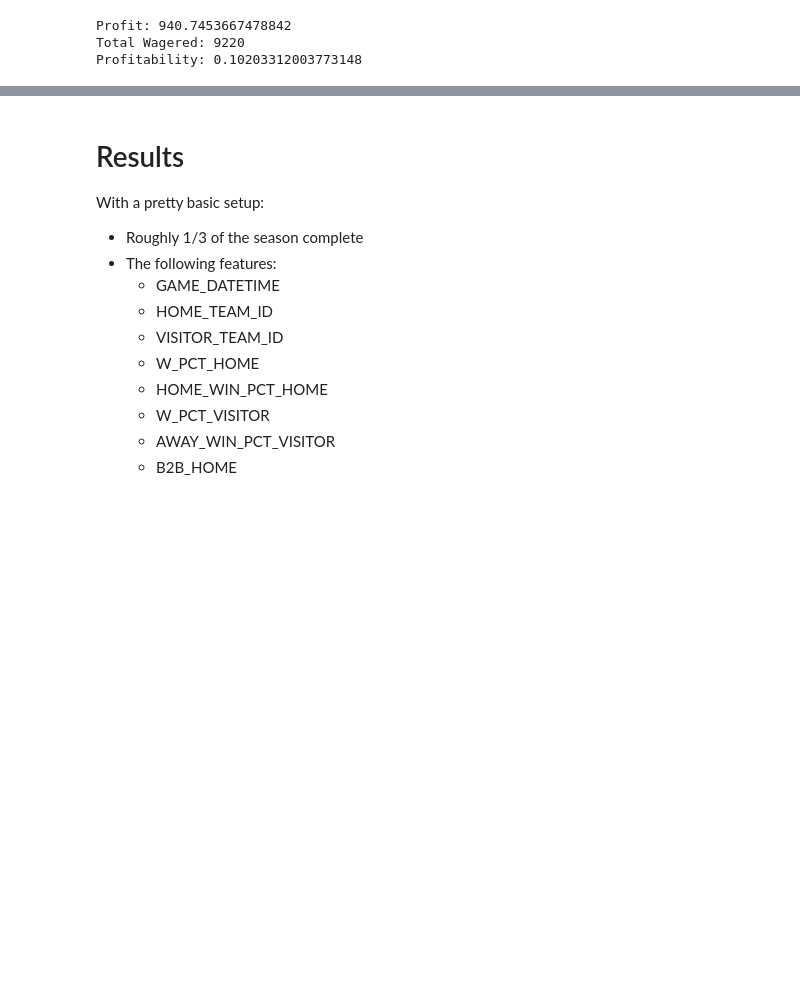
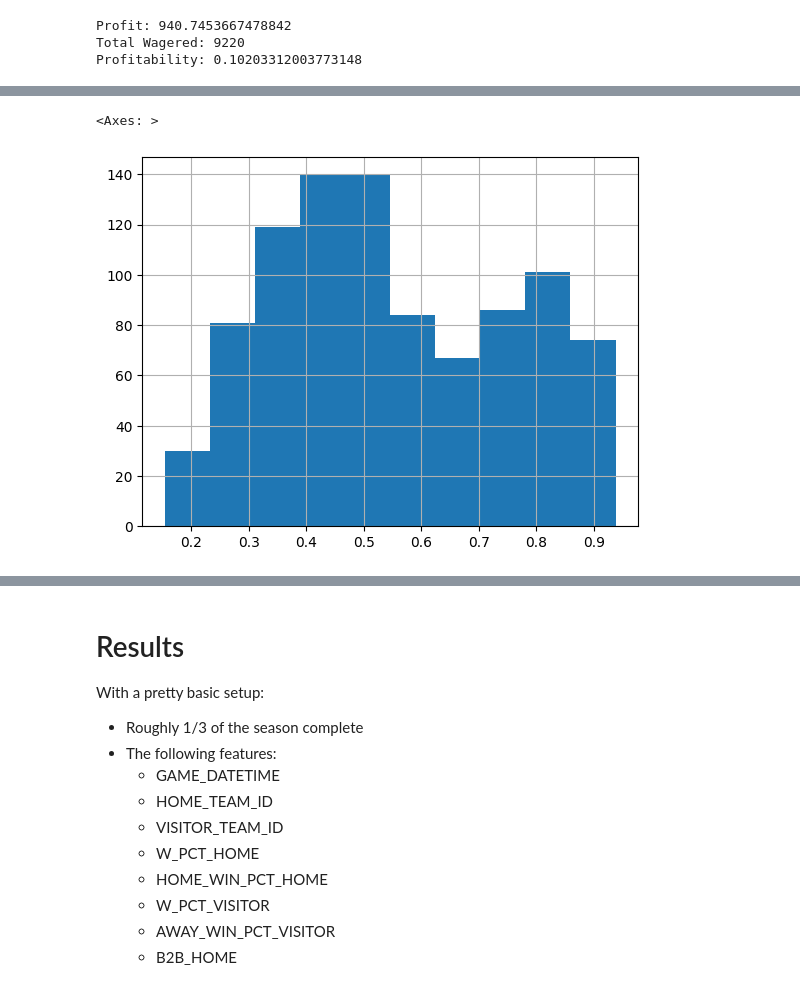
Before and after one commit to dgliwa/nba-pickem, a Jupyter notebook: notebooks/predict_wins.ipynb, the cells around one changed output, grey strips where cells are left out. Drawn from its saved outputs; the diff is of its cells as text; code cells hidden in the pictures; blank space fills up the shorter version.

```diff
--- a/notebooks/predict_wins.ipynb
+++ b/notebooks/predict_wins.ipynb
@@ -1031,0 +1032,3 @@ Profitability: 0.10203312003773148
+# %%
+test[["HOME_LOSS_PROB", "HOME_WIN_PROB"]] = clf.predict_proba(X_test)
+test.tail()
@@ -1031,0 +1043,5 @@ Profitability: 0.10203312003773148
+# %%
+test["HOME_WIN_PROB"].hist()
+# %% [output]
+<Axes: >
+[figure, added]
```
Also changed, not shown: parts of 18 cells of this notebook.
